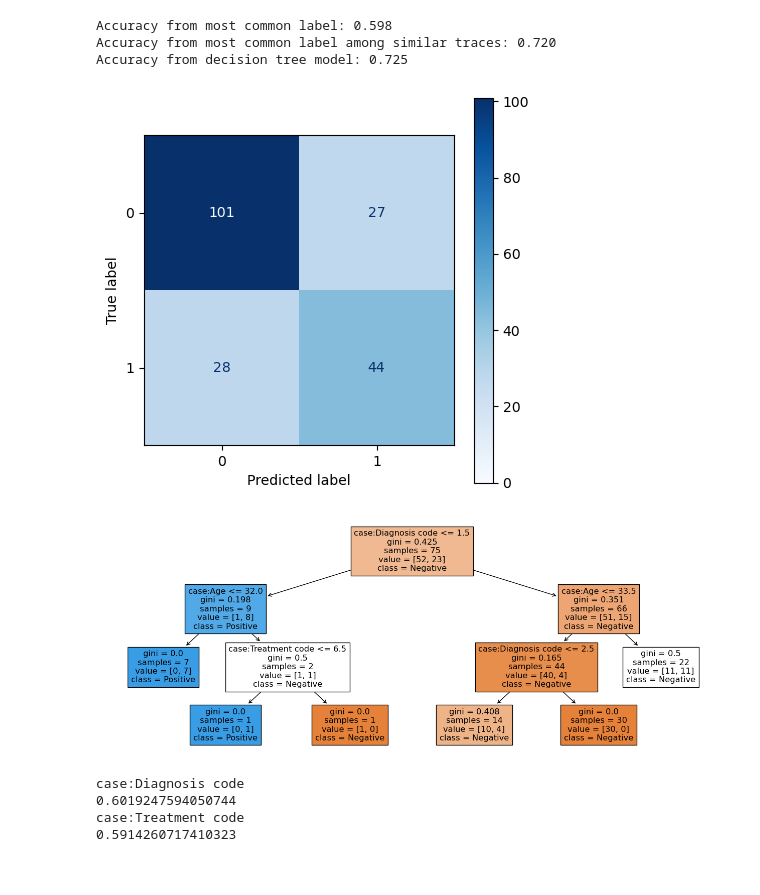
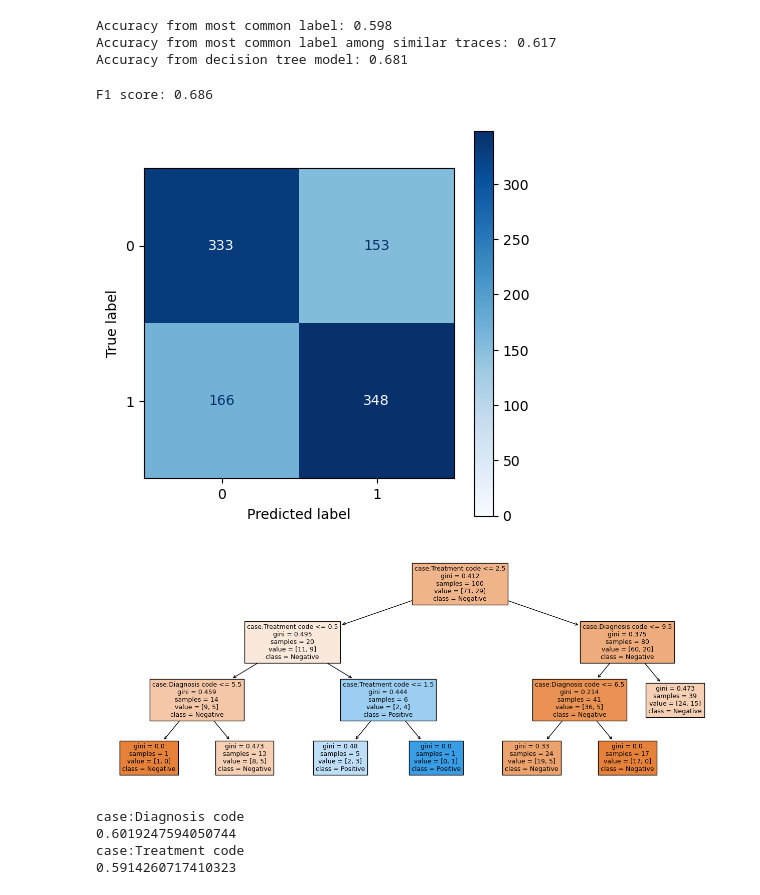
Before and after one commit to GeorgeAntono/Predictive_Process_Mining, a Jupyter notebook: on-the-fly_model.ipynb, the cells around one changed output. Cells and saved outputs as stored; diff of their text form; code cells hidden in the pictures.

Commit message:
fixes and f1 score

```diff
--- a/on-the-fly_model.ipynb
+++ b/on-the-fly_model.ipynb
@@ -10,12 +10,12 @@ event_log = import_xes("data/Hospital_log.xes.gz")
 # %%
 # set parameters
 extract_prefixes = True
-prefix_max_len = None # maximum length of prefixes
-prefix_steps = 10 # number of steps to skip when extracting prefixes
-n_most_similar = 75 # number of most similar historic traces to include
-X_cols = ['case:Diagnosis code', 'case:Treatment code', 'case:Age']
+prefix_max_len = 21 # maximum length of prefixes
+prefix_steps = 5 # number of steps to skip when extracting prefixes
+n_most_similar = 100 # number of most similar historic traces to include
+X_cols = ['case:Diagnosis code', 'case:Treatment code']
 lf = label_function_1
-n_validation = 200 # number of validation runs (LOOCV)
+n_validation = 1000 # number of validation runs (LOOCV)
 
 # get all traces
 all_traces = event_log.groupby('case:concept:name')['Activity code'].apply(list)
@@ -57,12 +57,12 @@ for i in range(n_validation):
     clf, le_dict = train_model(X_cols, event_log, similar_traces_list, lf_map)
 
     # predict label
-    y_pred = predict_label(X_cols, event_log, running_trace, clf, le_dict)
+    y_pred, y_prob = predict_label(X_cols, event_log, running_trace, clf, le_dict)
 
-    results = [running_trace_length, avg_similarity, sum(y_train), y_test, y_pred]
+    results = [running_trace_length, avg_similarity, sum(y_train), y_test, y_pred, y_prob]
     df_predictions.append(results)
 
-col_names = ['trace_len', 'avg_similarity', 'pos_y_train', 'y_test', 'y_pred']
+col_names = ['trace_len', 'avg_similarity', 'pos_y_train', 'y_test', 'y_pred', 'y_prob']
 df_predictions = pd.DataFrame(df_predictions, columns=col_names)
 
 # accuracy from most common label
@@ -80,22 +80,26 @@ print(f'Accuracy from most common label among similar traces: {acc2:.3f}')
 print(f'Accuracy from decision tree model: {acc3:.3f}')
 # %% [output]
 Accuracy from most common label: 0.598
-Accuracy from most common label among similar traces: 0.720
-Accuracy from decision tree model: 0.725
+Accuracy from most common label among similar traces: 0.617
+Accuracy from decision tree model: 0.681
 # %%
 # confusion matrix figure
-from sklearn.metrics import confusion_matrix, ConfusionMatrixDisplay
+from sklearn.metrics import confusion_matrix, ConfusionMatrixDisplay, f1_score
+
+f1 = f1_score(df_predictions['y_test'], df_predictions['y_pred'])
+print(f'F1 score: {f1:.3f}')
 
 cm = confusion_matrix(df_predictions['y_test'], df_predictions['y_pred'])
 disp = ConfusionMatrixDisplay(confusion_matrix=cm, display_labels=['0', '1'])
 disp.plot(cmap='Blues')
 
 # decrease figure size
 import matplotlib.pyplot as plt
 plt.gcf().set_size_inches(5, 5)
 disp.ax_.get_images()[0].set_clim(0, cm.max());
 # %% [output]
+F1 score: 0.686
-[figure, old version]
+[figure, new version]
 # %%
 # plot last decision tree
 from sklearn.tree import plot_tree
@@ -104,7 +108,7 @@ import matplotlib.pyplot as plt
 plt.figure(figsize=(16,6))
 plot_tree(clf, feature_names=X_cols, filled=True, class_names=['Negative', 'Positive']);
 # %% [output]
-[figure, old version]
+[figure, new version]
 # %%
 # percentages of non-missing values for each X column
 X_cols = ['case:Diagnosis code', 'case:Treatment code']
```
Also changed, not shown: 1 other file.
